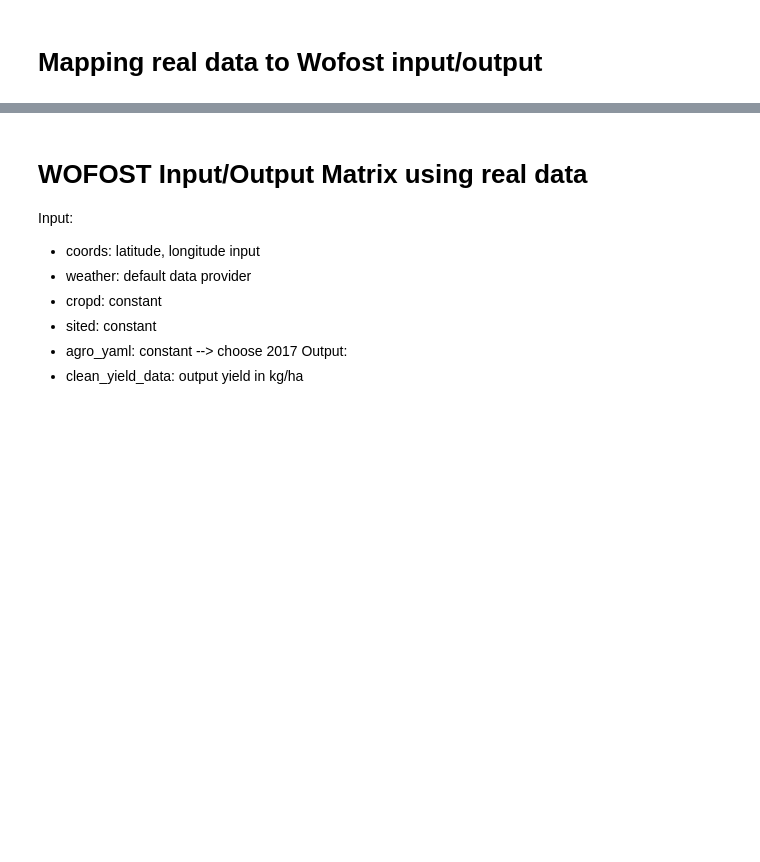
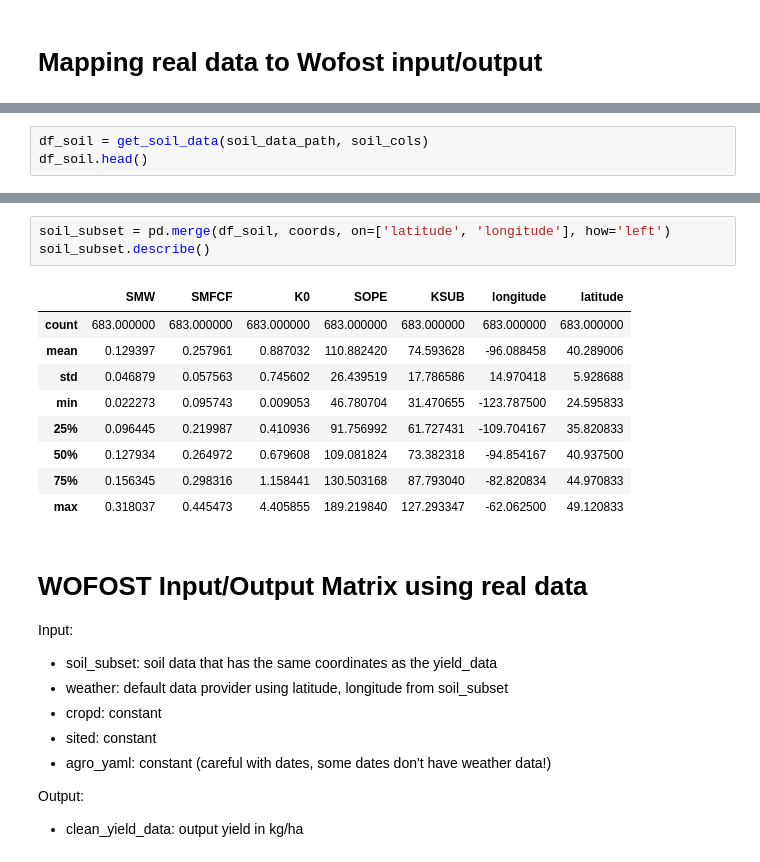
Before and after one commit to MHMDHMIMOU/wofost-analysis, a Jupyter notebook: organize_data.ipynb, the cells around one changed output, grey strips where cells are left out. Cells and saved outputs as stored; diff of their text form; blank space fills up the shorter version.

```diff
--- a/organize_data.ipynb
+++ b/organize_data.ipynb
@@ -214,0 +111,3 @@ clean_yield_data.head()
+# %%
+df_soil = get_soil_data(soil_data_path, soil_cols)
+df_soil.head()
@@ -225,10 +240,24 @@ coords.head()
+# %%
+soil_subset = pd.merge(df_soil, coords, on=['latitude', 'longitude'], how='left')
+soil_subset.describe()
+# %% [output]
+|  | SMW | SMFCF | K0 | SOPE | KSUB | longitude | latitude |
+| count | 683.000000 | 683.000000 | 683.000000 | 683.000000 | 683.000000 | 683.000000 | 683.000000 |
+| mean | 0.129397 | 0.257961 | 0.887032 | 110.882420 | 74.593628 | -96.088458 | 40.289006 |
+| std | 0.046879 | 0.057563 | 0.745602 | 26.439519 | 17.786586 | 14.970418 | 5.928688 |
+| min | 0.022273 | 0.095743 | 0.009053 | 46.780704 | 31.470655 | -123.787500 | 24.595833 |
+| 25% | 0.096445 | 0.219987 | 0.410936 | 91.756992 | 61.727431 | -109.704167 | 35.820833 |
+| 50% | 0.127934 | 0.264972 | 0.679608 | 109.081824 | 73.382318 | -94.854167 | 40.937500 |
+| 75% | 0.156345 | 0.298316 | 1.158441 | 130.503168 | 87.793040 | -82.820834 | 44.970833 |
+| max | 0.318037 | 0.445473 | 4.405855 | 189.219840 | 127.293347 | -62.062500 | 49.120833 |
 # %% [markdown]
 # WOFOST Input/Output Matrix using real data
 Input:
-- coords: latitude, longitude input
-- weather: default data provider
+- soil_subset: soil data that has the same coordinates as the yield_data
+- weather: default data provider using latitude, longitude from soil_subset
 - cropd: constant
 - sited: constant
-- agro_yaml: constant --> choose 2017
+- agro_yaml: constant (careful with dates, some dates don't have weather data!)
+
 Output:
 - clean_yield_data: output yield in kg/ha
```
Also changed, not shown: parts of 44 cells of this notebook, 3 other files.
